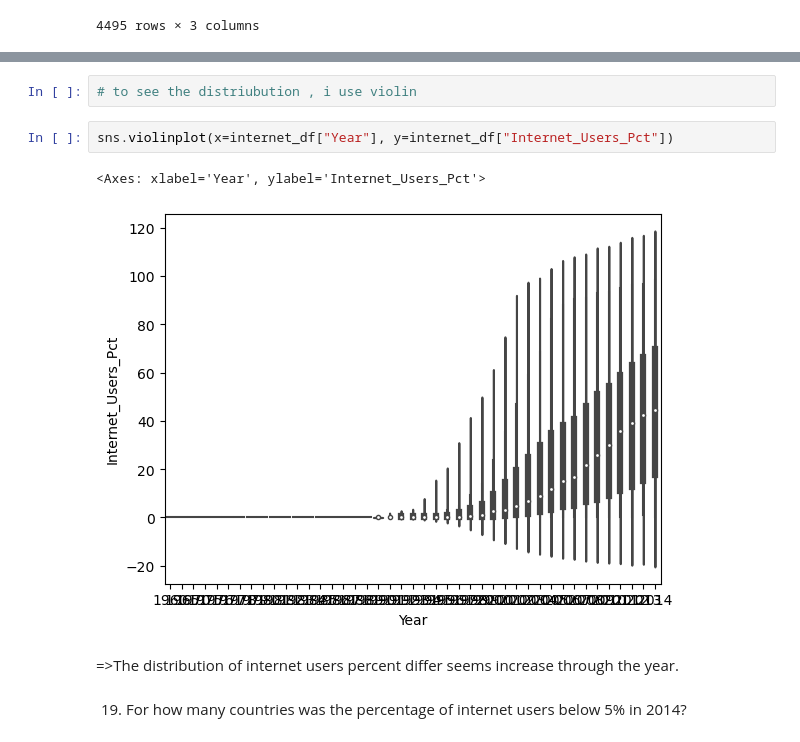
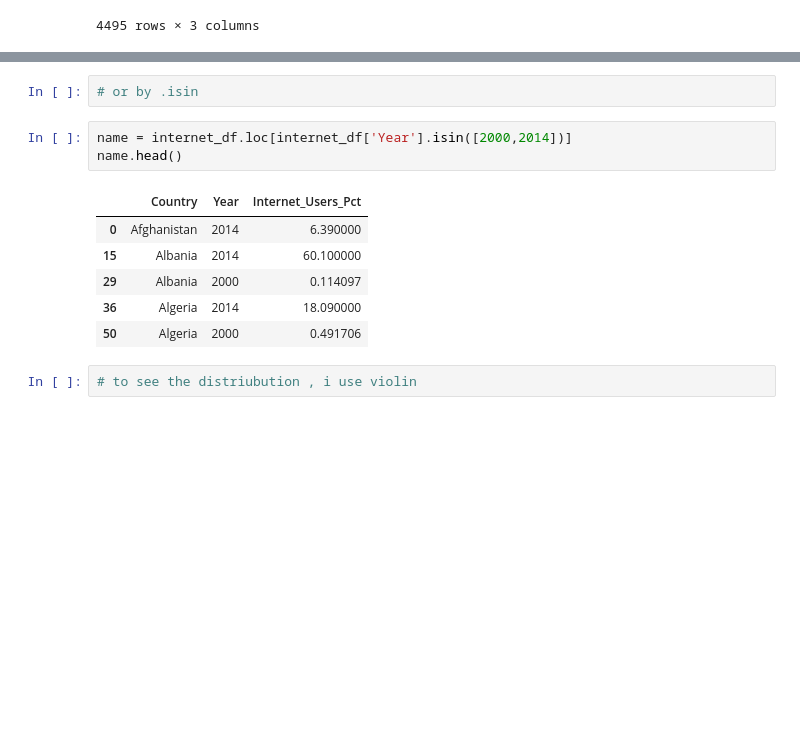
Before and after one commit to Fozeyasaid/un-project-Fozeyasaid, a Jupyter notebook: notebook/UN_project.ipynb, the cells around one changed output, grey strips where cells are left out. Saved outputs shown, nothing was run; the diff lists cells and outputs as text; blank space fills up the shorter version.

```diff
--- a/notebook/UN_project.ipynb
+++ b/notebook/UN_project.ipynb
@@ -765,11 +569,14 @@ name
+# %%
+# or by .isin
+# %%
+name = internet_df.loc[internet_df['Year'].isin([2000,2014])]
+name.head()
+# %% [output]
+|  | Country | Year | Internet_Users_Pct |
+| 0 | Afghanistan | 2014 | 6.390000 |
+| 15 | Albania | 2014 | 60.100000 |
+| 29 | Albania | 2000 | 0.114097 |
+| 36 | Algeria | 2014 | 18.090000 |
+| 50 | Algeria | 2000 | 0.491706 |
 # %%
 # to see the distriubution , i use violin
-# %%
-sns.violinplot(x=internet_df["Year"], y=internet_df["Internet_Users_Pct"])
-# %% [output]
-<Axes: xlabel='Year', ylabel='Internet_Users_Pct'>
-[figure, removed]
-# %% [markdown]
-  =>The distribution of internet users percent differ seems increase through the year.
-# %% [markdown]
-19. For how many countries was the percentage of internet users below 5% in 2014?
```
Also changed, not shown: parts of 60 cells of this notebook.
